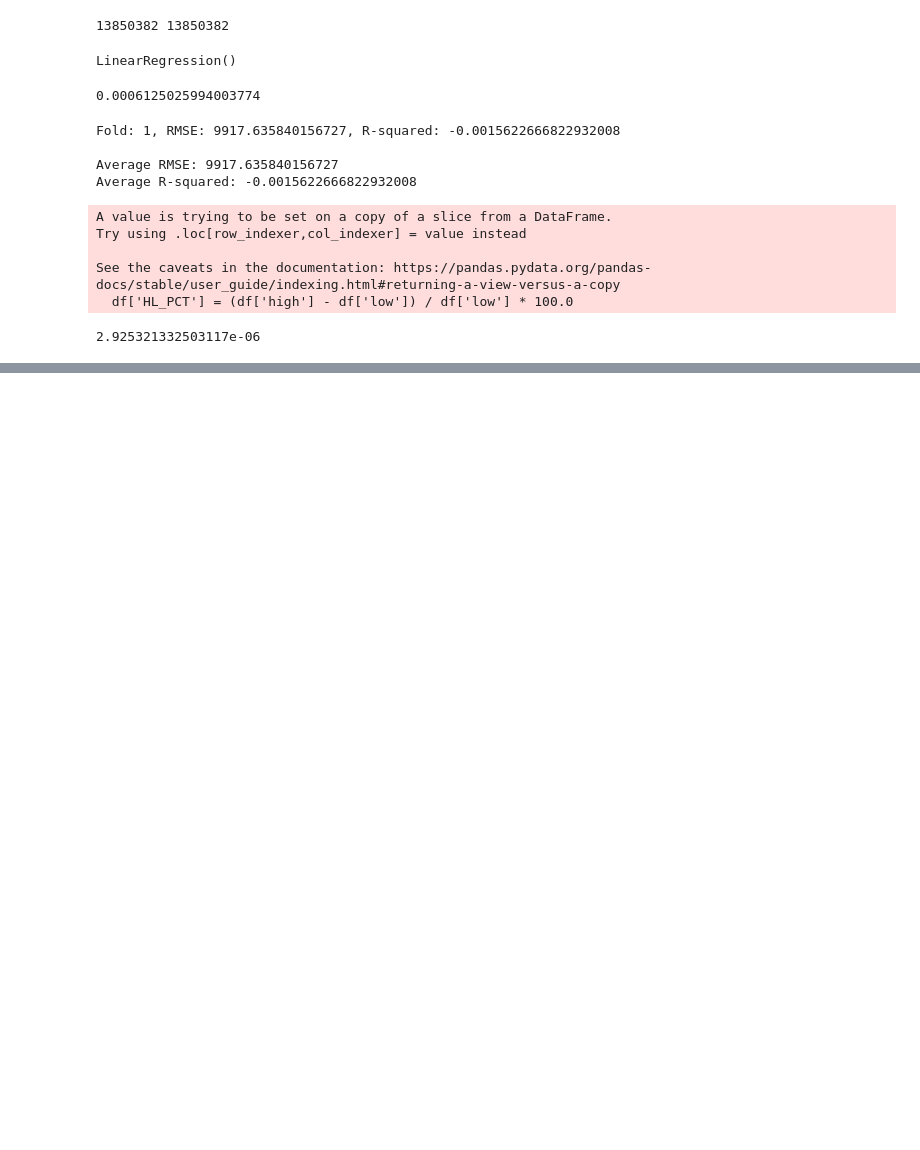
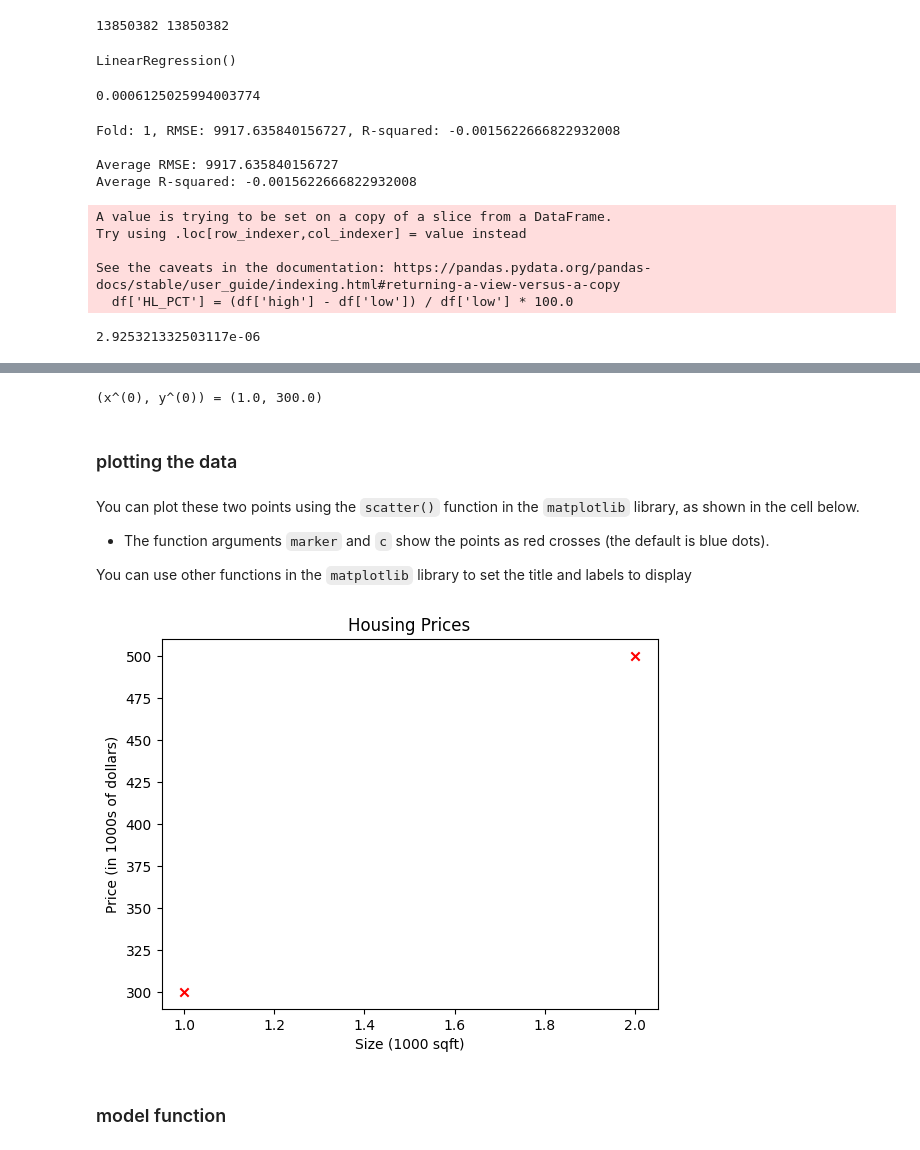
Before and after one commit to Thiyophin/Machine_learning, a Jupyter notebook: Regression.ipynb, the cells around one changed output, grey strips where cells are left out. Cells and saved outputs as stored; diff of their text form; code cells hidden in the pictures; blank space fills up the shorter version.

```diff
--- a/Regression.ipynb
+++ b/Regression.ipynb
@@ -173,0 +187,7 @@ print(accuracy) # performing badly
+# %%
+# x_train is the input variable (size in 1000 square feet)
+# y_train is the target (price in 1000s of dollars)
+x_train = np.array([1.0, 2.0])
+y_train = np.array([300.0, 500.0])
+print(f"x_train = {x_train}")
+print(f"y_train = {y_train}")
@@ -173,0 +218,29 @@ print(accuracy) # performing badly
+# %%
+i = 0 # Change this to 1 to see (x^1, y^1)
+
+x_i = x_train[i]
+y_i = y_train[i]
+print(f"(x^({i}), y^({i})) = ({x_i}, {y_i})")
+# %% [output]
+(x^(0), y^(0)) = (1.0, 300.0)
+# %% [markdown]
+### plotting the data
+# %% [markdown]
+You can plot these two points using the `scatter()` function in the `matplotlib` library, as shown in the cell below.
+- The function arguments `marker` and `c` show the points as red crosses (the default is blue dots).
+
+You can use other functions in the `matplotlib` library to set the title and labels to display
+# %%
+# Plot the data points
+plt.scatter(x_train, y_train, marker='x', c='r')
+# Set the title
+plt.title("Housing Prices")
+# Set the y-axis label
+plt.ylabel('Price (in 1000s of dollars)')
+# Set the x-axis label
+plt.xlabel('Size (1000 sqft)')
+plt.show()
+# %% [output]
+[figure, added]
+# %% [markdown]
+### model function
```
Also changed, not shown: parts of 16 cells of this notebook.
